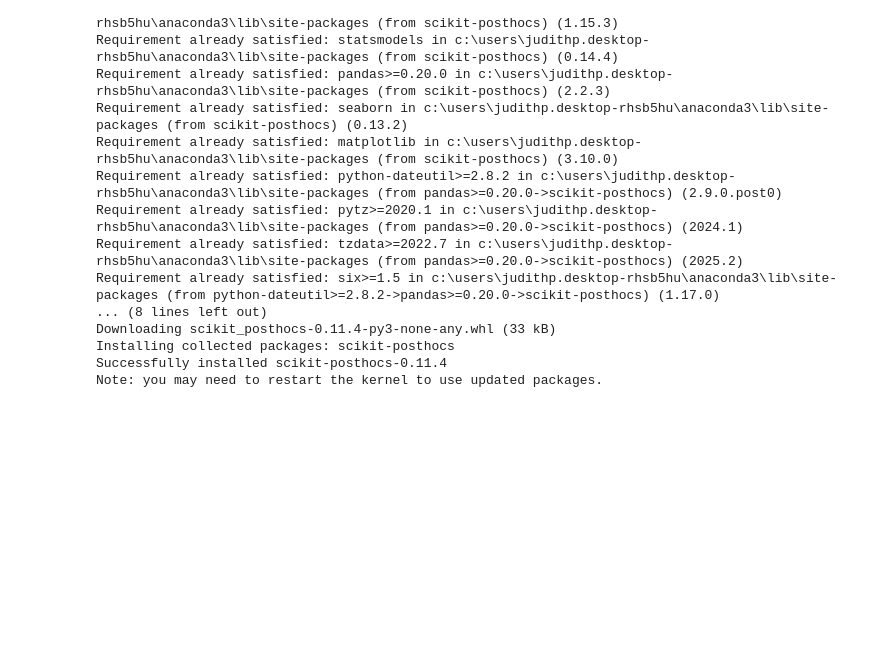
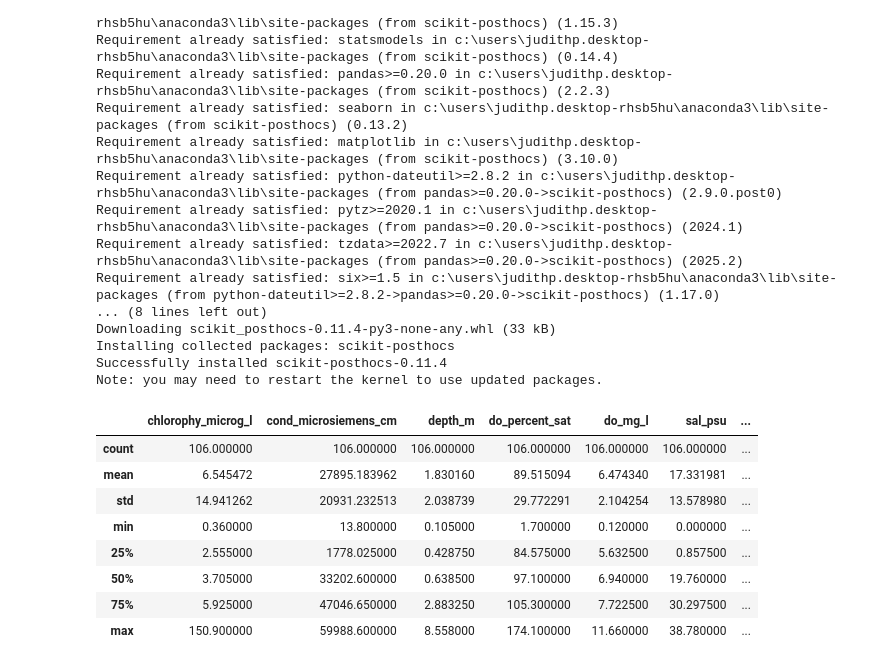
Before and after one commit to jpoh2/modelab-jp, a Jupyter notebook: 10_Kruskal-Wallis_test.ipynb, the cells around one changed output. Drawn from its saved outputs; the diff is of its cells as text; code cells hidden in the pictures; blank space fills up the shorter version.

```diff
--- a/10_Kruskal-Wallis_test.ipynb
+++ b/10_Kruskal-Wallis_test.ipynb
@@ -75,3 +75,15 @@ def dunn_posthoc(data, group_col, value_col, p_adjust='bonferroni'):
     result = sp.posthoc_dunn(data, val_col=value_col, group_col=group_col, p_adjust=p_adjust)
     print(result)
     return result
+# %%
+terminos_df.describe()
+# %% [output]
+|  | chlorophy_microg_l | cond_microsiemens_cm | depth_m | do_percent_sat | do_mg_l | sal_psu | ... |
+| count | 106.000000 | 106.000000 | 106.000000 | 106.000000 | 106.000000 | 106.000000 | ... |
+| mean | 6.545472 | 27895.183962 | 1.830160 | 89.515094 | 6.474340 | 17.331981 | ... |
+| std | 14.941262 | 20931.232513 | 2.038739 | 29.772291 | 2.104254 | 13.578980 | ... |
+| min | 0.360000 | 13.800000 | 0.105000 | 1.700000 | 0.120000 | 0.000000 | ... |
+| 25% | 2.555000 | 1778.025000 | 0.428750 | 84.575000 | 5.632500 | 0.857500 | ... |
+| 50% | 3.705000 | 33202.600000 | 0.638500 | 97.100000 | 6.940000 | 19.760000 | ... |
+| 75% | 5.925000 | 47046.650000 | 2.883250 | 105.300000 | 7.722500 | 30.297500 | ... |
+| max | 150.900000 | 59988.600000 | 8.558000 | 174.100000 | 11.660000 | 38.780000 | ... |
```
Also changed, not shown: parts of 1 cell of this notebook.
